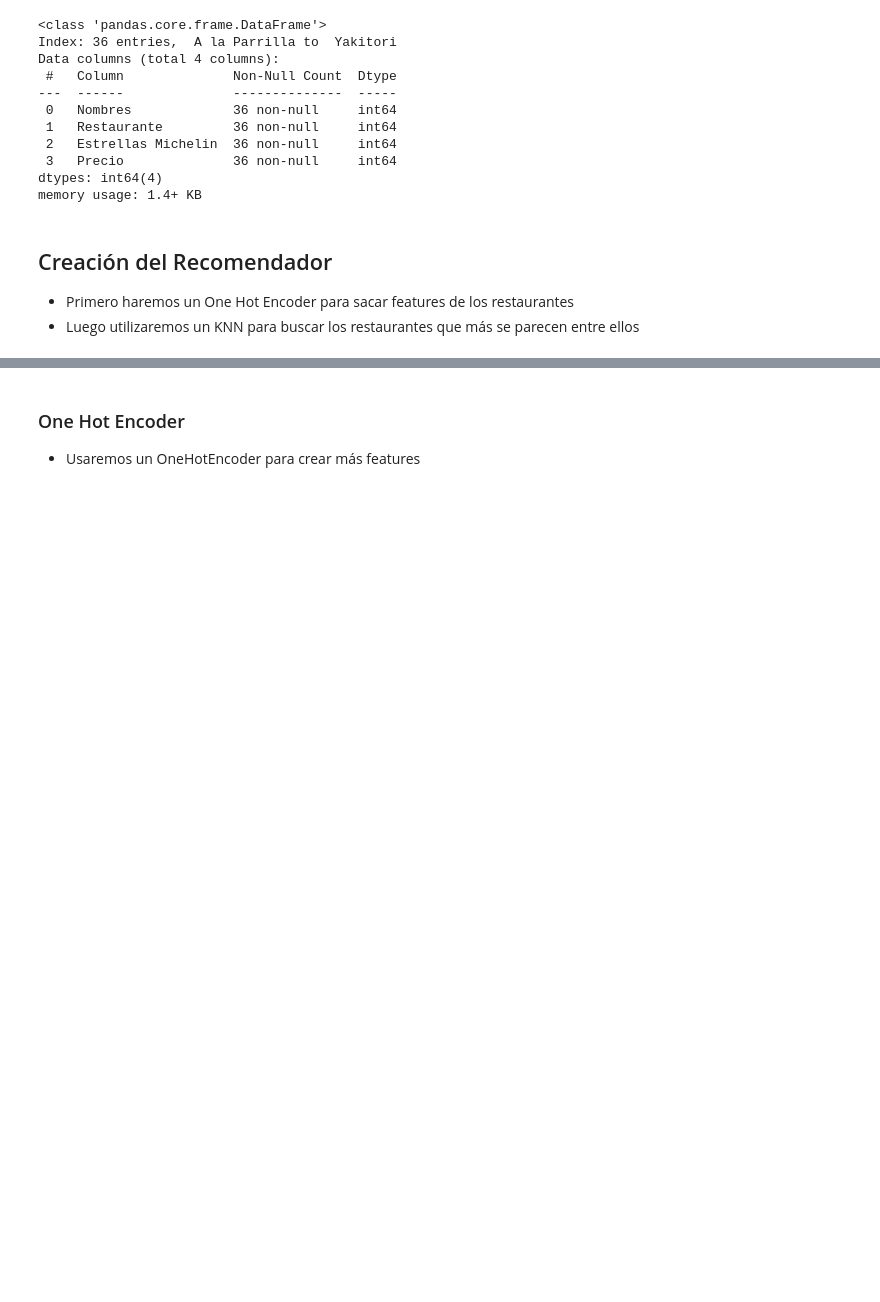
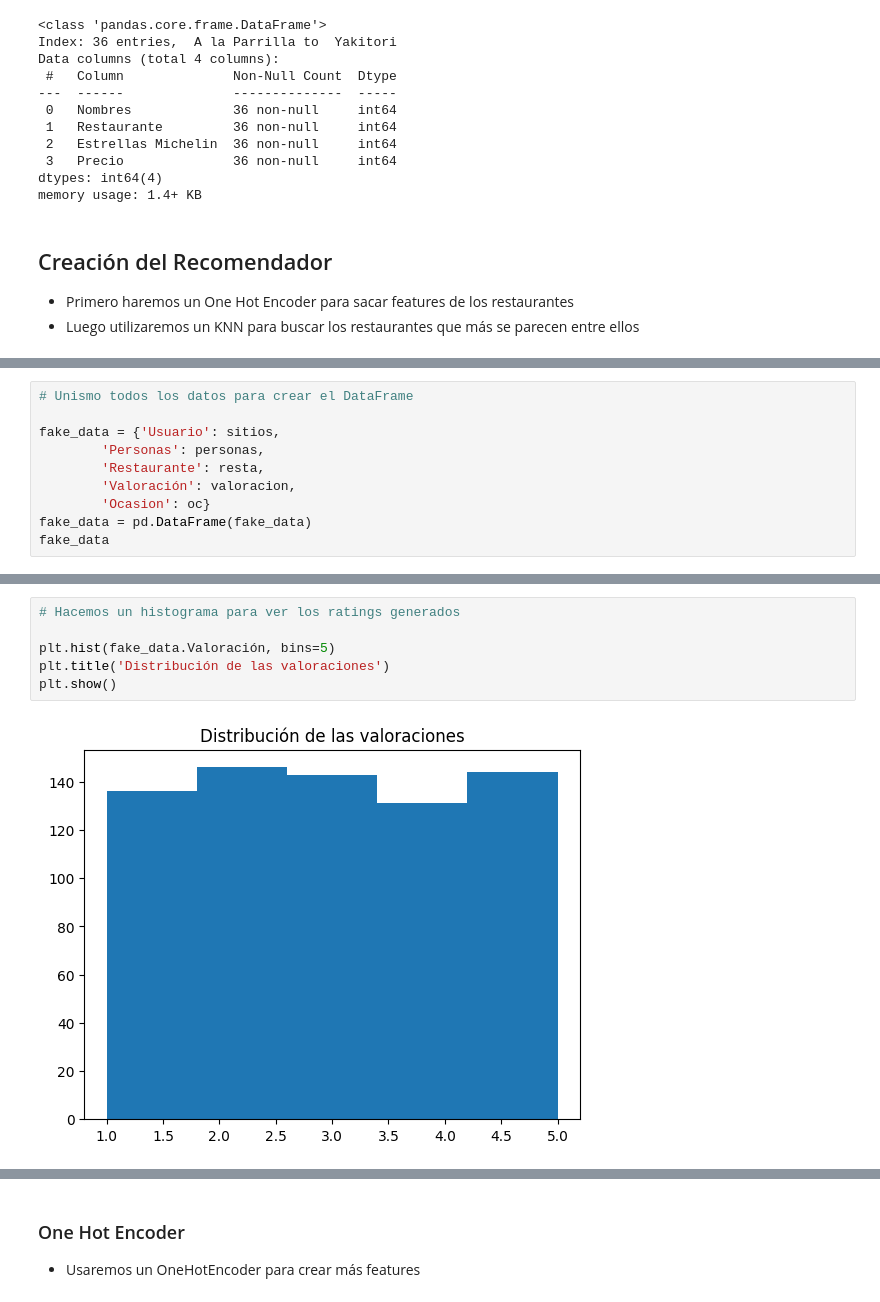
Before and after one commit to legabrielo/Recomendador, a Jupyter notebook: ML_Restaurantes.ipynb, the cells around one changed output, grey strips where cells are left out. Saved outputs shown, nothing was run; the diff lists cells and outputs as text; blank space fills up the shorter version.

```diff
--- a/ML_Restaurantes.ipynb
+++ b/ML_Restaurantes.ipynb
@@ -262,0 +294,10 @@ memory usage: 1.4+ KB
+# %%
+# Unismo todos los datos para crear el DataFrame
+
+fake_data = {'Usuario': sitios,
+        'Personas': personas,
+        'Restaurante': resta,
+        'Valoración': valoracion,
+        'Ocasion': oc}
+fake_data = pd.DataFrame(fake_data)
+fake_data
@@ -262,0 +318,8 @@ memory usage: 1.4+ KB
+# %%
+# Hacemos un histograma para ver los ratings generados
+
+plt.hist(fake_data.Valoración, bins=5)
+plt.title('Distribución de las valoraciones')
+plt.show()
+# %% [output]
+[figure, added]
```
Also changed, not shown: parts of 27 cells of this notebook.
